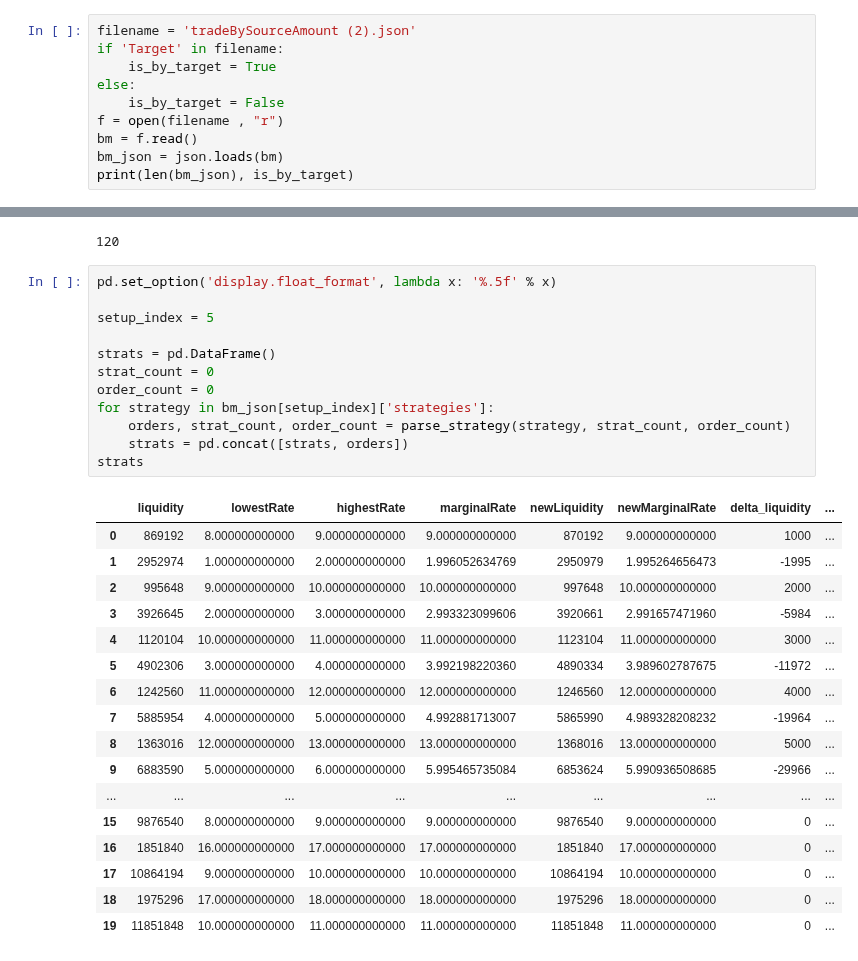
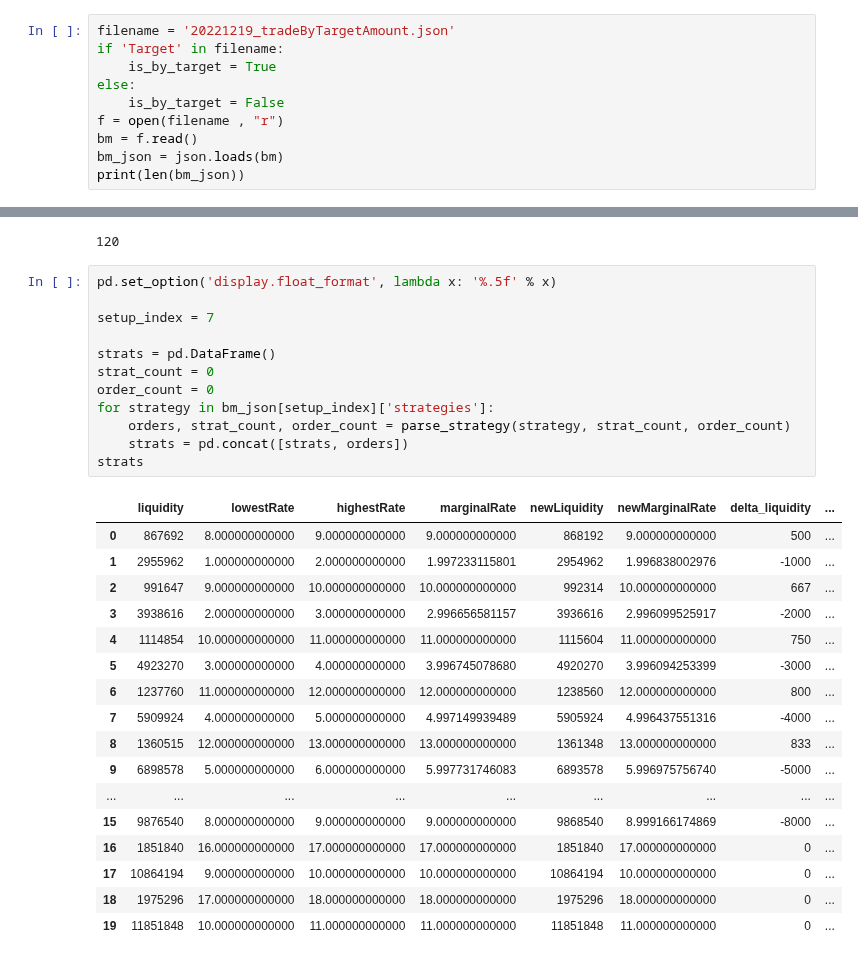
Before and after one commit to bancorprotocol/carbon-simulator, a Jupyter notebook: CarbonSim-Demo-5-5.ipynb, the cells around one changed output, grey strips where cells are left out. Cells and saved outputs as stored; diff of their text form.

```diff
--- a/CarbonSim-Demo-5-5.ipynb
+++ b/CarbonSim-Demo-5-5.ipynb
@@ -14,7 +17,7 @@ In this demo we investigate the **Fast Router performance** against test orders
 # %% [markdown]
 Initialize a fast simulator
 # %%
-filename = 'tradeBySourceAmount (2).json'
+filename = '20221219_tradeByTargetAmount.json'
 if 'Target' in filename:
     is_by_target = True
 else:
@@ -22,5 +25,5 @@ else:
 f = open(filename , "r")
 bm = f.read()
 bm_json = json.loads(bm)
-print(len(bm_json), is_by_target)
+print(len(bm_json))
 # %% [output]
@@ -59,29 +62,29 @@ len(bm_json)
 # %%
 pd.set_option('display.float_format', lambda x: '%.5f' % x)
 
-setup_index = 5
+setup_index = 7
 
 strats = pd.DataFrame()
 strat_count = 0
 order_count = 0
 for strategy in bm_json[setup_index]['strategies']:
     orders, strat_count, order_count = parse_strategy(strategy, strat_count, order_count)
     strats = pd.concat([strats, orders])
 strats
 # %% [output]
 |  | liquidity | lowestRate | highestRate | marginalRate | newLiquidity | newMarginalRate | delta_liquidity | ... |
-| 0 | 869192 | 8.000000000000 | 9.000000000000 | 9.000000000000 | 870192 | 9.000000000000 | 1000 | ... |
-| 1 | 2952974 | 1.000000000000 | 2.000000000000 | 1.996052634769 | 2950979 | 1.995264656473 | -1995 | ... |
-| 2 | 995648 | 9.000000000000 | 10.000000000000 | 10.000000000000 | 997648 | 10.000000000000 | 2000 | ... |
-| 3 | 3926645 | 2.000000000000 | 3.000000000000 | 2.993323099606 | 3920661 | 2.991657471960 | -5984 | ... |
-| 4 | 1120104 | 10.000000000000 | 11.000000000000 | 11.000000000000 | 1123104 | 11.000000000000 | 3000 | ... |
-| 5 | 4902306 | 3.000000000000 | 4.000000000000 | 3.992198220360 | 4890334 | 3.989602787675 | -11972 | ... |
-| 6 | 1242560 | 11.000000000000 | 12.000000000000 | 12.000000000000 | 1246560 | 12.000000000000 | 4000 | ... |
-| 7 | 5885954 | 4.000000000000 | 5.000000000000 | 4.992881713007 | 5865990 | 4.989328208232 | -19964 | ... |
-| 8 | 1363016 | 12.000000000000 | 13.000000000000 | 13.000000000000 | 1368016 | 13.000000000000 | 5000 | ... |
-| 9 | 6883590 | 5.000000000000 | 6.000000000000 | 5.995465735084 | 6853624 | 5.990936508685 | -29966 | ... |
+| 0 | 867692 | 8.000000000000 | 9.000000000000 | 9.000000000000 | 868192 | 9.000000000000 | 500 | ... |
+| 1 | 2955962 | 1.000000000000 | 2.000000000000 | 1.997233115801 | 2954962 | 1.996838002976 | -1000 | ... |
+| 2 | 991647 | 9.000000000000 | 10.000000000000 | 10.000000000000 | 992314 | 10.000000000000 | 667 | ... |
+| 3 | 3938616 | 2.000000000000 | 3.000000000000 | 2.996656581157 | 3936616 | 2.996099525917 | -2000 | ... |
+| 4 | 1114854 | 10.000000000000 | 11.000000000000 | 11.000000000000 | 1115604 | 11.000000000000 | 750 | ... |
+| 5 | 4923270 | 3.000000000000 | 4.000000000000 | 3.996745078680 | 4920270 | 3.996094253399 | -3000 | ... |
+| 6 | 1237760 | 11.000000000000 | 12.000000000000 | 12.000000000000 | 1238560 | 12.000000000000 | 800 | ... |
+| 7 | 5909924 | 4.000000000000 | 5.000000000000 | 4.997149939489 | 5905924 | 4.996437551316 | -4000 | ... |
+| 8 | 1360515 | 12.000000000000 | 13.000000000000 | 13.000000000000 | 1361348 | 13.000000000000 | 833 | ... |
+| 9 | 6898578 | 5.000000000000 | 6.000000000000 | 5.997731746083 | 6893578 | 5.996975756740 | -5000 | ... |
 | ... | ... | ... | ... | ... | ... | ... | ... | ... |
-| 15 | 9876540 | 8.000000000000 | 9.000000000000 | 9.000000000000 | 9876540 | 9.000000000000 | 0 | ... |
+| 15 | 9876540 | 8.000000000000 | 9.000000000000 | 9.000000000000 | 9868540 | 8.999166174869 | -8000 | ... |
 | 16 | 1851840 | 16.000000000000 | 17.000000000000 | 17.000000000000 | 1851840 | 17.000000000000 | 0 | ... |
 | 17 | 10864194 | 9.000000000000 | 10.000000000000 | 10.000000000000 | 10864194 | 10.000000000000 | 0 | ... |
 | 18 | 1975296 | 17.000000000000 | 18.000000000000 | 18.000000000000 | 1975296 | 18.000000000000 | 0 | ... |
```
Also changed, not shown: parts of 8 cells of this notebook, 2 other files.
